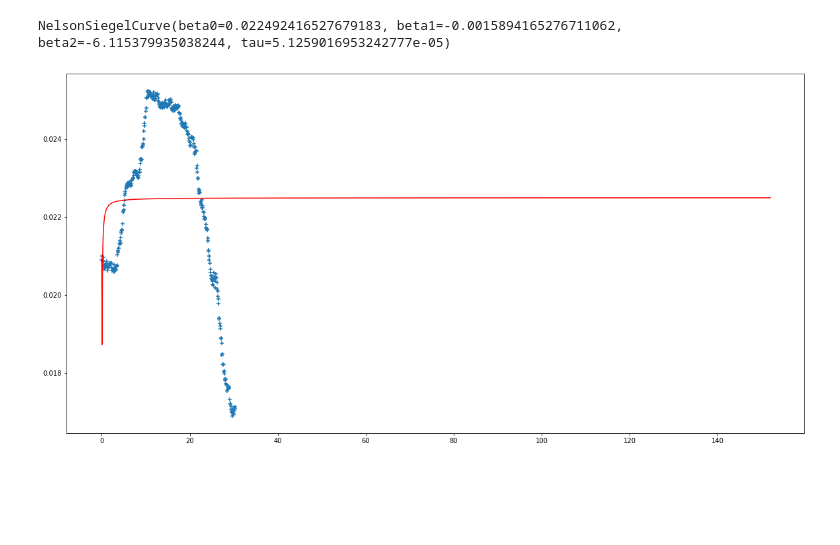
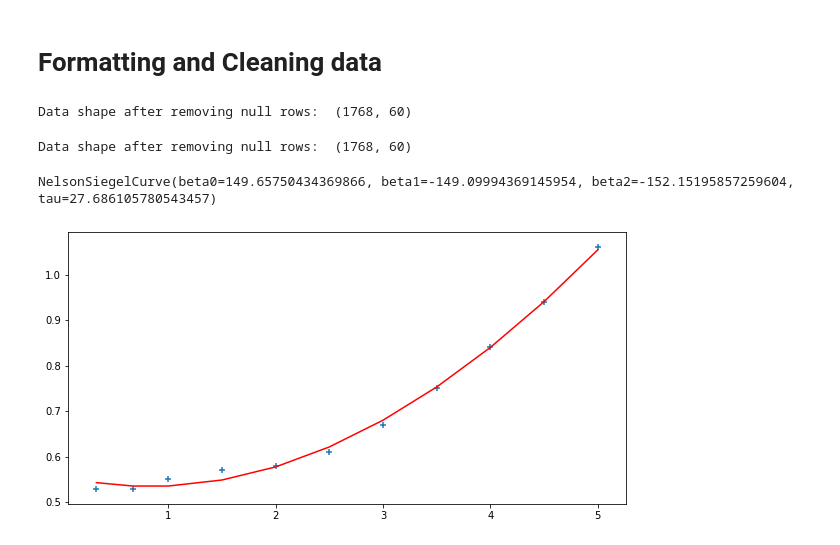
Before and after one commit to minhmanminhman/risk_modelling, a Jupyter notebook: visualization_report.ipynb, the cells around one changed output. Drawn from its saved outputs; the diff is of its cells as text; code cells hidden in the pictures; blank space fills up the shorter version.

```diff
--- a/visualization_report.ipynb
+++ b/visualization_report.ipynb
@@ -9,2 +76,3 @@ import seaborn as sns
 # %%
-data = pd.read_excel('OIS-daily-data_2009-to-2015.xlsx')
+data = pd.read_csv('OIS-daily-data_2009-to-2015.csv')
+print("Number of (row, column): ", data.shape)
@@ -20,4 +80,0 @@ data
-# %%
-data = pd.read_csv('libor-rate-historical-chart.csv').tail(365)
-data['rate'] = data['rate'] / 100
-data.shape
@@ -35,19 +81,36 @@ plt.show()
-# %%
-for i in range(0,500):
-    try:
-        curve, status = calibrate_ns_ols(t, y, tau0=i)  # starting value of 1.0 for the optimization of tau
-        assert status.success, 'Fail to optimize'
-        print(curve)
-        break
-    except:
-        pass
-# %% [output]
-NelsonSiegelCurve(beta0=0.022492416527679183, beta1=-0.0015894165276711062, beta2=-6.115379935038244, tau=5.1259016953242777e-05)
-# %%
-plt.figure(figsize=(20,10))
-t_foward = np.array(range(0,365*5))/12
-plt.plot(t_foward, curve(t_foward), c='red')
-plt.scatter(t, y, marker='+')
-plt.show()
-# %% [output]
-[figure, removed]
+# %% [markdown]
+# Formatting and Cleaning data
+# %%
+# Select maturity and columns
+yearly_maturity = np.array(
+    [0.33, 0.67, 1.00, 1.50, 2.00, 2.50, 3.00, 3.50, 4.00, 4.50, 5.00])
+column_maturity = [
+    'maturity_0.33', 'maturity_0.67', 'maturity_1.00', 'maturity_1.50', 'maturity_2.00',
+    'maturity_2.50', 'maturity_3.00', 'maturity_3.50', 'maturity_4.00',
+    'maturity_4.50', 'maturity_5.00'
+]
+# %% [output]
+Data shape after removing null rows:  (1768, 60)
+# %%
+# Format data
+data['date'] = pd.to_datetime(data['date'])
+data.set_index('date', drop=True, inplace=True)
+data.dropna(inplace=True)
+print("Data shape after removing null rows: ", data.shape)
+data = data[column_maturity]
+# %% [output]
+Data shape after removing null rows:  (1768, 60)
+# %%
+y = data.loc['2011-11-07'].values
+
+curve, status = calibrate_ns_ols(yearly_maturity, y, tau0=0.5)
+assert status.success, 'Fail to optimize'
+print(curve)
+
+plt.figure(figsize=(10,5))
+plt.plot(yearly_maturity, curve(yearly_maturity), c='red')
+plt.scatter(yearly_maturity, y, marker='+')
+plt.show()
+# %% [output]
+NelsonSiegelCurve(beta0=149.65750434369866, beta1=-149.09994369145954, beta2=-152.15195857259604, tau=27.686105780543457)
+[figure, added]
```
Also changed, not shown: parts of 14 cells of this notebook, 4 other files.
